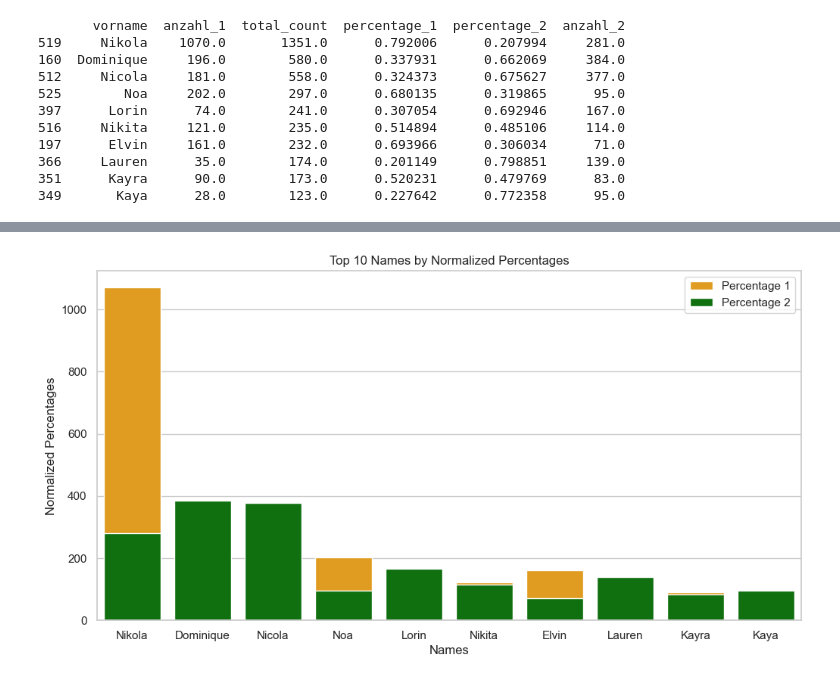
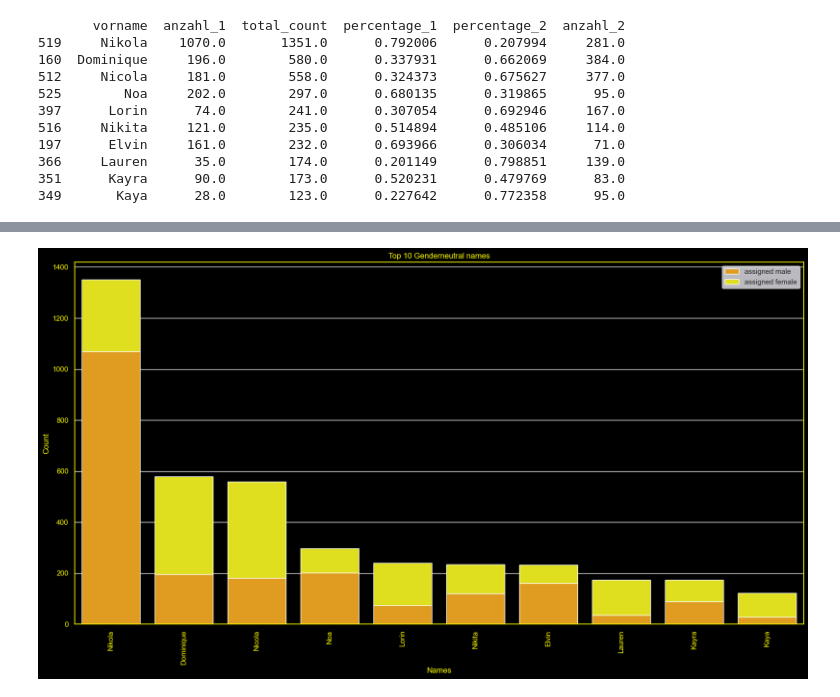
Before and after one commit to claudiamattes98/babynames_database, a Jupyter notebook: babynames_analyse_claudia.ipynb, the cells around one changed output, grey strips where cells are left out. Drawn from its saved outputs; the diff is of its cells as text; code cells hidden in the pictures.

Commit message:
aktualisierte plots

```diff
--- a/babynames_analyse_claudia.ipynb
+++ b/babynames_analyse_claudia.ipynb
@@ -333,20 +208,3 @@ print(top_10_names)
 366     Lauren      35.0        174.0      0.201149      0.798851     139.0
 351      Kayra      90.0        173.0      0.520231      0.479769      83.0
 349       Kaya      28.0        123.0      0.227642      0.772358      95.0
-# %%
-import seaborn as sns
-
-# Plotting
-sns.set(style="whitegrid")
-plt.figure(figsize=(12, 6))
-
-# Plot the total count
-sns.barplot(x='vorname', y='total_count', data=top_10_names, color='blue', label='Total Count')
-
-
-plt.title('Top 10 Genderneutral Names by Total Count')
-plt.xlabel('Names')
-plt.ylabel('Counts')
-plt.legend()
-
-plt.show()
@@ -355,17 +227,32 @@ plt.show()
 # %%
+
 # Plotting
-sns.set(style="whitegrid")
-plt.figure(figsize=(12, 6))
+sns.set(style="darkgrid")
+plt.figure(figsize=(20,10),facecolor='black')
 
-# Plot the normalized percentages
-sns.barplot(x='vorname', y='anzahl_1', data=top_10_names, color='orange', label='Percentage 1')
-sns.barplot(x='vorname', y='anzahl_2', data=top_10_names, color='green', label='Percentage 2')
+#Set the axes background color
+plt.gca().set_facecolor('black')
 
-plt.title('Top 10 Names by Normalized Percentages')
-plt.xlabel('Names')
-plt.ylabel('Normalized Percentages')
+plt.gca().spines['bottom'].set_color('yellow')
+plt.gca().spines['left'].set_color('yellow')
+plt.gca().spines['top'].set_color('yellow')
+plt.gca().spines['right'].set_color('yellow')
+
+# Plot the counts
+sns.barplot(x='vorname', y='anzahl_1', data=top_10_names, color='orange', label='assigned male')
+sns.barplot(x='vorname', y='anzahl_2', data=top_10_names, color='yellow', label='assigned female', bottom=top_10_names['anzahl_1'])
+
+plt.title('Top 10 Genderneutral names', color='yellow')
+plt.xlabel('Names', color='yellow')
+plt.ylabel('Count', color='yellow')
 plt.legend()
 
+#Change tick colors to yellow
+plt.tick_params(colors='yellow')
+
+#Rotate x-axis labels to prevent overlapping
+plt.xticks(rotation=90)
+
 plt.show()
 # %% [output]
-[figure, old version]
+[figure, new version]
```
Also changed, not shown: parts of 30 cells of this notebook.
